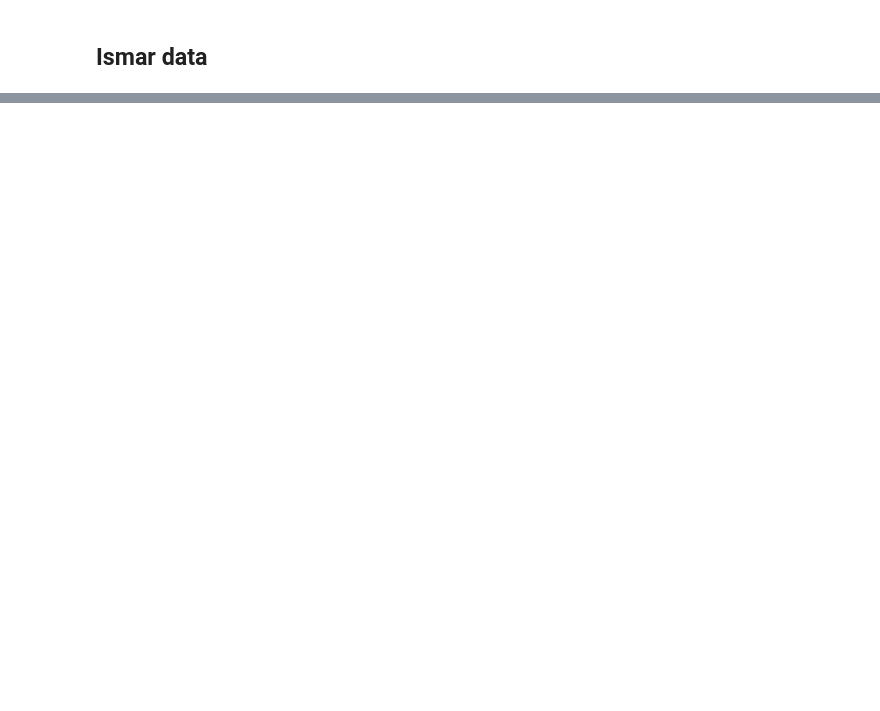
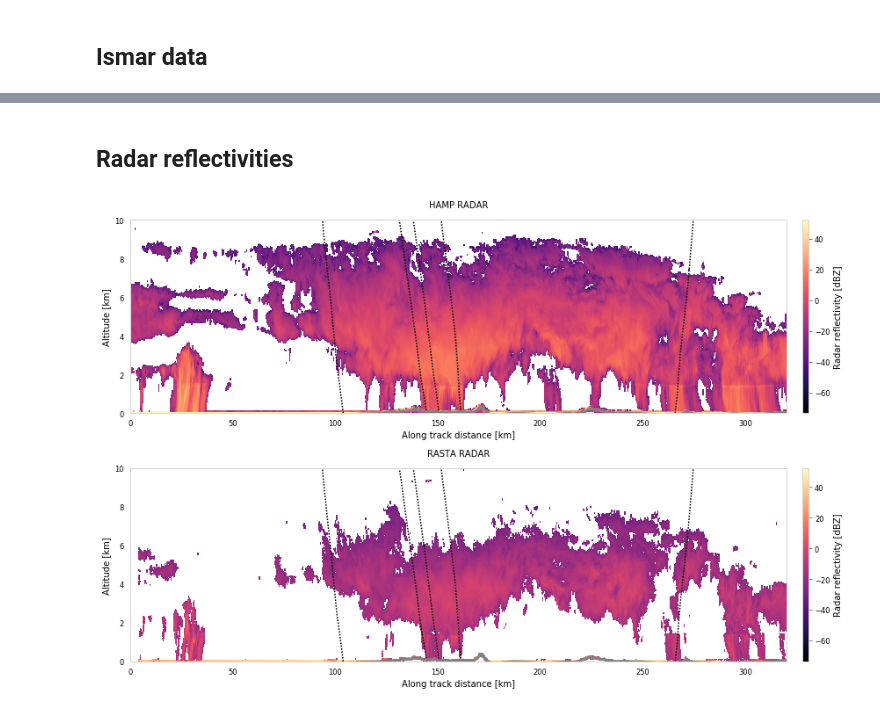
Before and after one commit to simonpf/ismar_combined, a Jupyter notebook: notebooks/first_look.ipynb, the cells around one changed output, grey strips where cells are left out. Cells and saved outputs as stored; diff of their text form; code cells hidden in the pictures; blank space fills up the shorter version.

```diff
--- a/notebooks/first_look.ipynb
+++ b/notebooks/first_look.ipynb
@@ -11,4 +11,5 @@ halo_radar  = Dataset(glob.glob("../data/*nawd*cr*.nc")[0],     "r")
 halo_sonde  = Dataset(glob.glob("../data/*nawd*sonde*.nc")[0],  "r")
 rasta_radar = Dataset(glob.glob("../data/NAWDEX*RASTA*.nc")[0], "r")
 faam_ismar  = Dataset(glob.glob("../data/metoffice-ismar_faam*.nc")[0], "r")
+faam_marss  = Dataset(glob.glob("../data/metoffice-marss_faam*.nc")[0], "r")
 # %% [markdown]
@@ -338,0 +255,43 @@ rh[:] = humidity
+# %% [markdown]
+## Radar reflectivities
+# %%
+from scipy.interpolate import RegularGridInterpolator
+f = RegularGridInterpolator((dem_lon, dem_lat[::-1]), dem_z.T[:, ::-1])
+hamp_surf  = f((hamp_lon,  hamp_lat)) / 1000.0
+rasta_surf = f((rasta_lon, rasta_lat)) / 1000.0
+# %%
+from matplotlib.gridspec import GridSpec
+
+f  = plt.figure(figsize = (12, 8))
+gs = GridSpec(2, 2, width_ratios = [1, 0.01])
+
+ax = plt.subplot(gs[0, 0])
+img = ax.pcolormesh(hamp_d, hamp_z[:] / 1e3, hamp_dbz.T)
+f.colorbar(img, cax = plt.subplot(gs[0, 1]), label = "Radar reflectivity [dBZ]")
+for i in range(sonde_d.shape[0]):
+    ax.plot(sonde_d[i, :], sonde_z / 1e3, c = "k", ls = ":", label = "Radar reflectivity [dBZ]")
+ax.set_title("HAMP RADAR")
+ax.set_xlabel("Along track distance [km]")
+ax.set_ylabel("Altitude [km]")
+ax.set_ylim([0, 10])
+ax.set_xlim([0, 320])
+ax.plot(hamp_d.ravel(), hamp_surf.ravel(), c = "grey", lw = 3)
+
+ax = plt.subplot(gs[1, 0])
+ax.pcolormesh(np.broadcast_to(rasta_d.reshape(-1, 1), (rasta_z.shape)),
+                rasta_z, rasta_dbz[:, :])
+for i in range(sonde_d.shape[0]):
+    ax.plot(sonde_d[i, :], sonde_z / 1e3, c = "k", ls = ":")
+f.colorbar(img, cax = plt.subplot(gs[1, 1]), label = "Radar reflectivity [dBZ]")
+ax.set_title("RASTA RADAR")
+ax.set_xlabel("Along track distance [km]")
+ax.set_ylabel("Altitude [km]")
+ax.set_ylim([0, 10])
+ax.set_xlim([0, 320])
+ax.plot(rasta_d.ravel(), rasta_surf.ravel(), c = "grey", lw = 3)
+
+plt.tight_layout()
+
+fig.savefig("../plots/radar_reflectivities.png")
+# %% [output]
+[figure, added]
```
Also changed, not shown: parts of 91 cells of this notebook, 2 other files.
